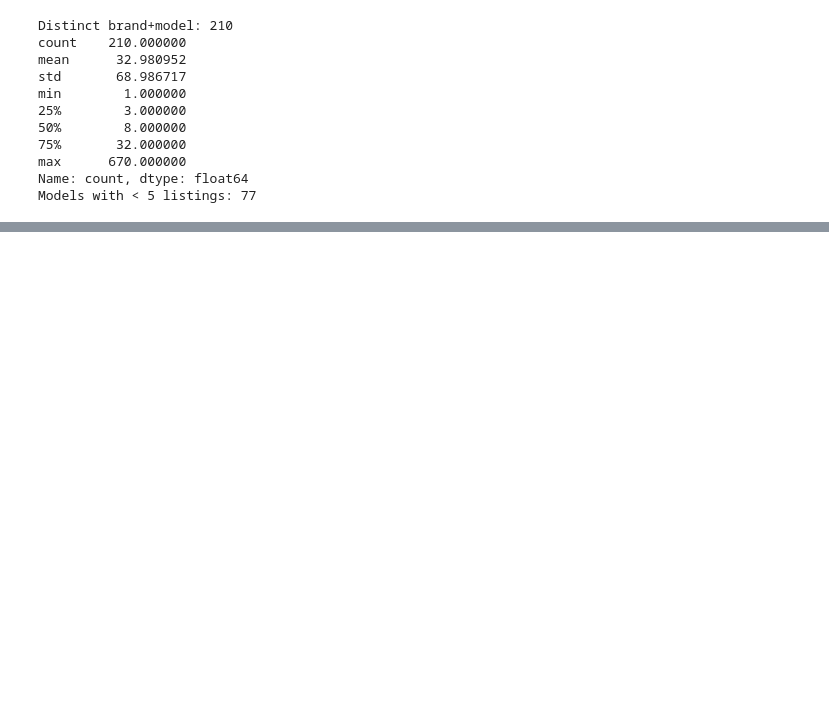
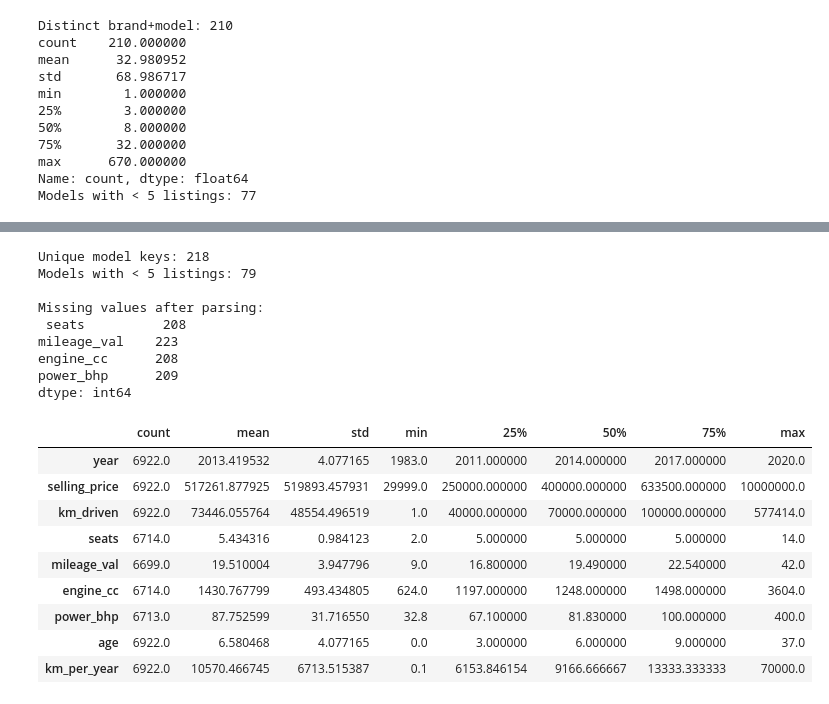
Before and after one commit to aayaan-khan/Used-Cars-Cost-Prediction, a Jupyter notebook: notebooks/Used_Cars_Cost_Prediction.ipynb, the cells around one changed output, grey strips where cells are left out. Saved outputs shown, nothing was run; the diff lists cells and outputs as text; code cells hidden in the pictures; blank space fills up the shorter version.

```diff
--- a/notebooks/Used_Cars_Cost_Prediction.ipynb
+++ b/notebooks/Used_Cars_Cost_Prediction.ipynb
@@ -94,0 +177,28 @@ Models with < 5 listings: 77
+# %%
+# Cell 7: sanity checks (the notebook fails loudly if the cleaning is wrong)
+assert df.duplicated().sum() == 0
+assert (df.age >= 0).all() and df.selling_price.min() > 0
+print("Unique model keys:", df.model_key.nunique())
+print("Models with < 5 listings:", (df.model_key.value_counts() < 5).sum())
+print("\nMissing values after parsing:\n", df.isna().sum()[lambda s: s > 0])
+df.describe().T
+# %% [output]
+Unique model keys: 218
+Models with < 5 listings: 79
+
+Missing values after parsing:
+ seats          208
+mileage_val    223
+engine_cc      208
+power_bhp      209
+dtype: int64
+|  | count | mean | std | min | 25% | 50% | 75% | max |
+| year | 6922.0 | 2013.419532 | 4.077165 | 1983.0 | 2011.000000 | 2014.000000 | 2017.000000 | 2020.0 |
+| selling_price | 6922.0 | 517261.877925 | 519893.457931 | 29999.0 | 250000.000000 | 400000.000000 | 633500.000000 | 10000000.0 |
+| km_driven | 6922.0 | 73446.055764 | 48554.496519 | 1.0 | 40000.000000 | 70000.000000 | 100000.000000 | 577414.0 |
+| seats | 6714.0 | 5.434316 | 0.984123 | 2.0 | 5.000000 | 5.000000 | 5.000000 | 14.0 |
+| mileage_val | 6699.0 | 19.510004 | 3.947796 | 9.0 | 16.800000 | 19.490000 | 22.540000 | 42.0 |
+| engine_cc | 6714.0 | 1430.767799 | 493.434805 | 624.0 | 1197.000000 | 1248.000000 | 1498.000000 | 3604.0 |
+| power_bhp | 6713.0 | 87.752599 | 31.716550 | 32.8 | 67.100000 | 81.830000 | 100.000000 | 400.0 |
+| age | 6922.0 | 6.580468 | 4.077165 | 0.0 | 3.000000 | 6.000000 | 9.000000 | 37.0 |
+| km_per_year | 6922.0 | 10570.466745 | 6713.515387 | 0.1 | 6153.846154 | 9166.666667 | 13333.333333 | 70000.0 |
```
Also changed, not shown: parts of 37 cells of this notebook, 5 other files.
